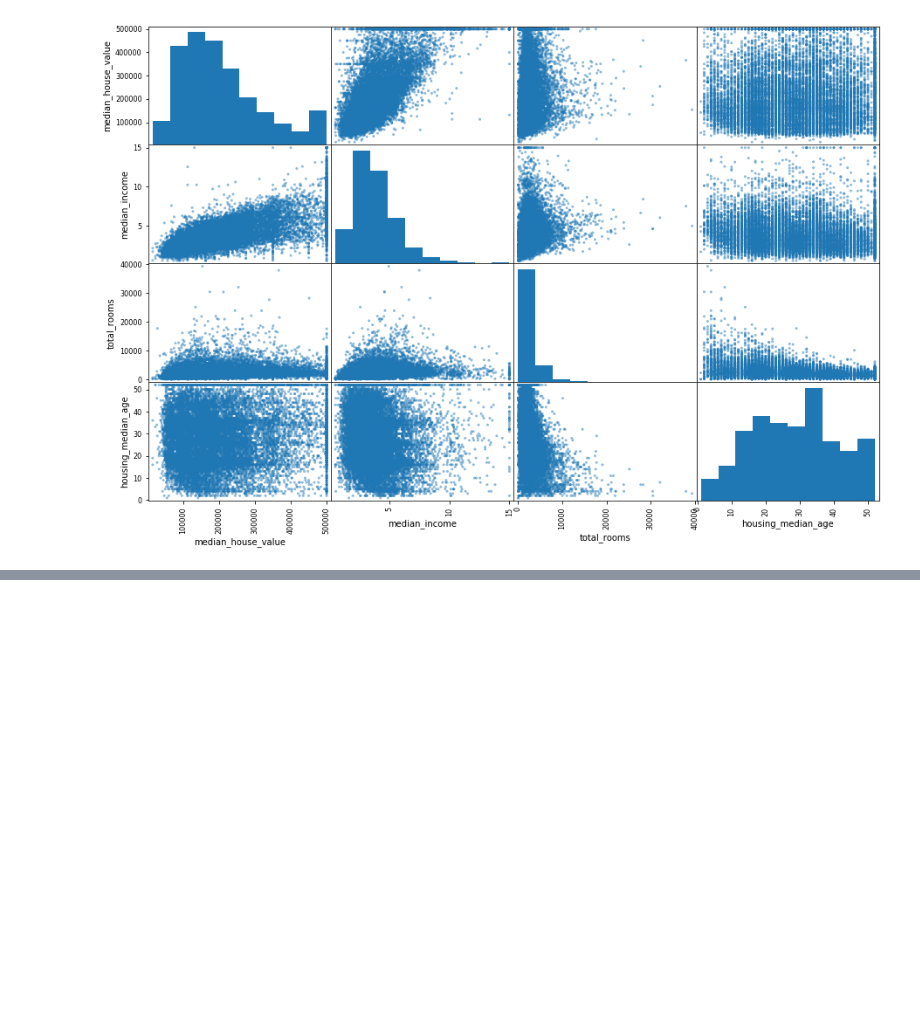
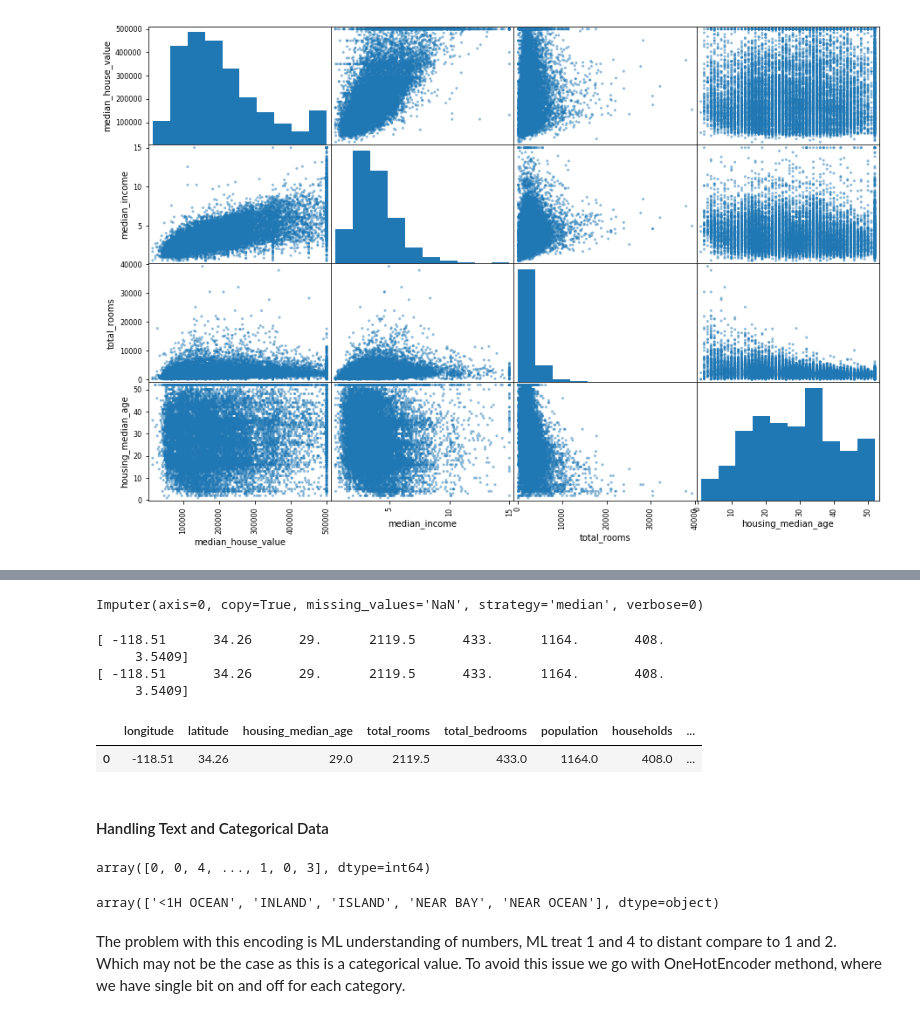
Before and after one commit to atulsingh0/MachineLearning, a Jupyter notebook: HandsOnML/Ch02.ipynb, the cells around one changed output, grey strips where cells are left out. Saved outputs shown, nothing was run; the diff lists cells and outputs as text; code cells hidden in the pictures; blank space fills up the shorter version.

```diff
--- a/HandsOnML/Ch02.ipynb
+++ b/HandsOnML/Ch02.ipynb
@@ -223,0 +255,3 @@ array([[<matplotlib.axes._subplots.AxesSubplot object at 0x...>,
+# %%
+housing = strat_train_set.drop("median_house_value", axis=1)
+housing_labels = strat_train_set["median_house_value"].copy()
@@ -223,0 +278,24 @@ array([[<matplotlib.axes._subplots.AxesSubplot object at 0x...>,
+# %%
+housing_num = housing.drop("ocean_proximity",axis=1)  #ocean_proximity - varchar column
+
+from sklearn.preprocessing import Imputer
+imputer = Imputer(strategy="median")
+
+imputer.fit(housing_num)
+# %% [output]
+Imputer(axis=0, copy=True, missing_values='NaN', strategy='median', verbose=0)
+# %%
+print(imputer.statistics_)
+print(housing_num.median().values)
+# %% [output]
+[ -118.51      34.26      29.      2119.5      433.      1164.       408.
+     3.5409]
+[ -118.51      34.26      29.      2119.5      433.      1164.       408.
+     3.5409]
+# %%
+# convert this to pandas dataframe for better understanding
+housing_median = pd.DataFrame(imputer.statistics_.reshape(1,8), columns=housing_num.columns)
+housing_median
+# %% [output]
+|  | longitude | latitude | housing_median_age | total_rooms | total_bedrooms | population | households | ... |
+| 0 | -118.51 | 34.26 | 29.0 | 2119.5 | 433.0 | 1164.0 | 408.0 | ... |
@@ -223,0 +306,21 @@ array([[<matplotlib.axes._subplots.AxesSubplot object at 0x...>,
+# %% [markdown]
+#### Handling Text and Categorical Data
+# %%
+# best way to convert "Text" data to some code so that we can calculate the median
+
+from sklearn.preprocessing import LabelEncoder
+
+encoder = LabelEncoder()
+housing_cat = housing["ocean_proximity"]
+housing_cat_encoded = encoder.fit_transform(housing_cat)
+
+housing_cat_encoded
+# %% [output]
+array([0, 0, 4, ..., 1, 0, 3], dtype=int64)
+# %%
+encoder.classes_
+# %% [output]
+array(['<1H OCEAN', 'INLAND', 'ISLAND', 'NEAR BAY', 'NEAR OCEAN'], dtype=object)
+# %% [markdown]
+The problem with this encoding is ML understanding of numbers, ML treat 1 and 4 to distant compare to 1 and 2.
+Which may not be the case as this is a categorical value.  To avoid this issue we go with OneHotEncoder methond, where we have single bit on and off for each category.
```
Also changed, not shown: parts of 26 cells of this notebook, 7 other files.
